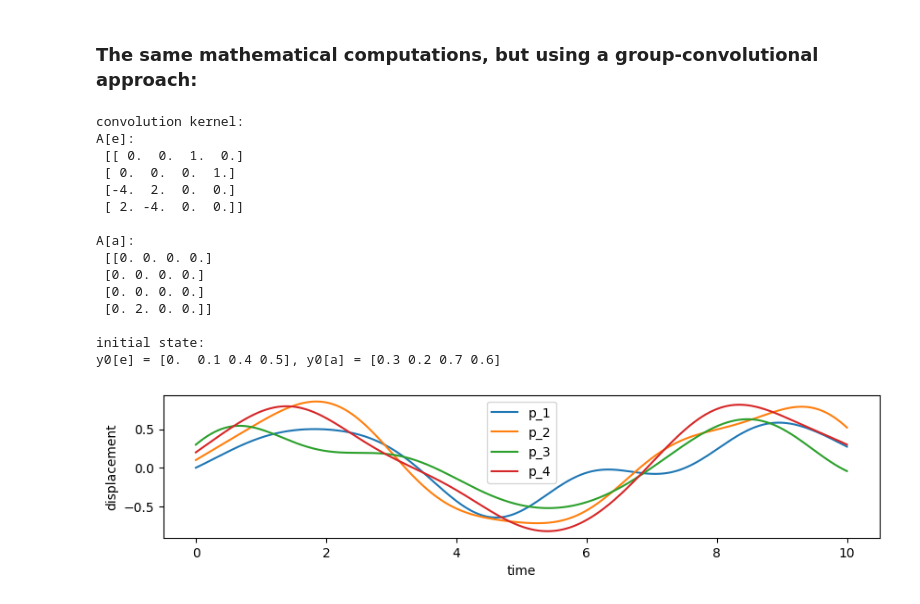
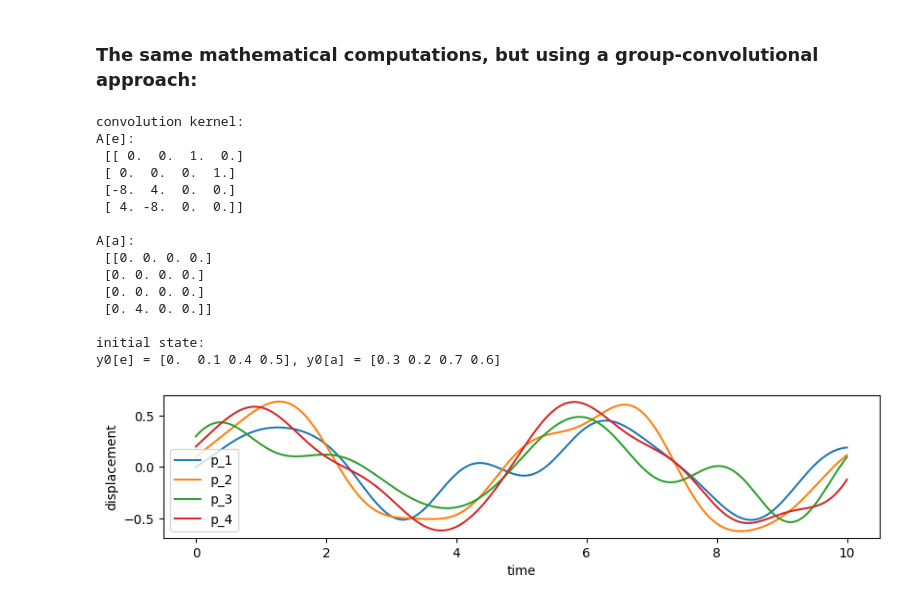
Before and after one commit to graps1/convolutional-edmd, a Jupyter notebook: spring_system.ipynb, the cells around one changed output. Cells and saved outputs as stored; diff of their text form; code cells hidden in the pictures.

```diff
--- a/spring_system.ipynb
+++ b/spring_system.ipynb
@@ -4,7 +4,7 @@
 import numpy as np
 import matplotlib.pyplot as plt
 
-k = 2
+k = 4
 m = 1
 
 dt = 0.01
@@ -22,8 +22,8 @@ y0 = np.array([0, 0.1, 0.2, 0.3, 0.4, 0.5, 0.6, 0.7])
 # simulate for M steps using the explicit Euler scheme
 ys = np.empty((M,8))
 ys[0,:] = y0
-for k in range(ys.shape[0]-1):
-    ys[k+1] = ys[k] + dt * K @ ys[k]
+for i in range(ys.shape[0]-1):
+    ys[i+1] = ys[i] + dt * K @ ys[i]
 
 # plots trajectory
 fig, ax = plt.subplots(1,1,figsize=(10,2))
@@ -81,39 +81,39 @@ print("initial state:")
 print(f"y0[e] = {y0_g['e']}, y0[a] = {y0_g['a']}")
 
 ys_conv = np.empty((M,8))
-for k in range(M):
+for i in range(M):
     # store current state
-    ys_conv[k] = np.concatenate([y0_g[g] for g in G], axis=0)
+    ys_conv[i] = np.concatenate([y0_g[g] for g in G], axis=0)
     # computes group convolution
     conv = group_convolve(A, y0_g)
     # evolves the state forward in time using an explicit Euler scheme
     y0_g = { g: y0_g[g] + dt*conv[g] for g in G }
 
 # plots trajectory
 fig, ax = plt.subplots(1,1,figsize=(10,2))
 time = np.linspace(0,dt*M,M)
 ax.plot(time, ys_conv[:,0], label="p_1")
 ax.plot(time, ys_conv[:,1], label="p_2")
 ax.plot(time, ys_conv[:,4], label="p_3")
 ax.plot(time, ys_conv[:,5], label="p_4")
 ax.legend()
 ax.set_xlabel("time")
 ax.set_ylabel("displacement")
 plt.show()
 # %% [output]
 convolution kernel:
 A[e]:
  [[ 0.  0.  1.  0.]
  [ 0.  0.  0.  1.]
- [-4.  2.  0.  0.]
- [ 2. -4.  0.  0.]]
+ [-8.  4.  0.  0.]
+ [ 4. -8.  0.  0.]]
 
 A[a]:
  [[0. 0. 0. 0.]
  [0. 0. 0. 0.]
  [0. 0. 0. 0.]
- [0. 2. 0. 0.]]
+ [0. 4. 0. 0.]]
 
 initial state:
 y0[e] = [0.  0.1 0.4 0.5], y0[a] = [0.3 0.2 0.7 0.6]
-[figure, old version]
+[figure, new version]
```
Also changed, not shown: parts of 3 cells of this notebook.
